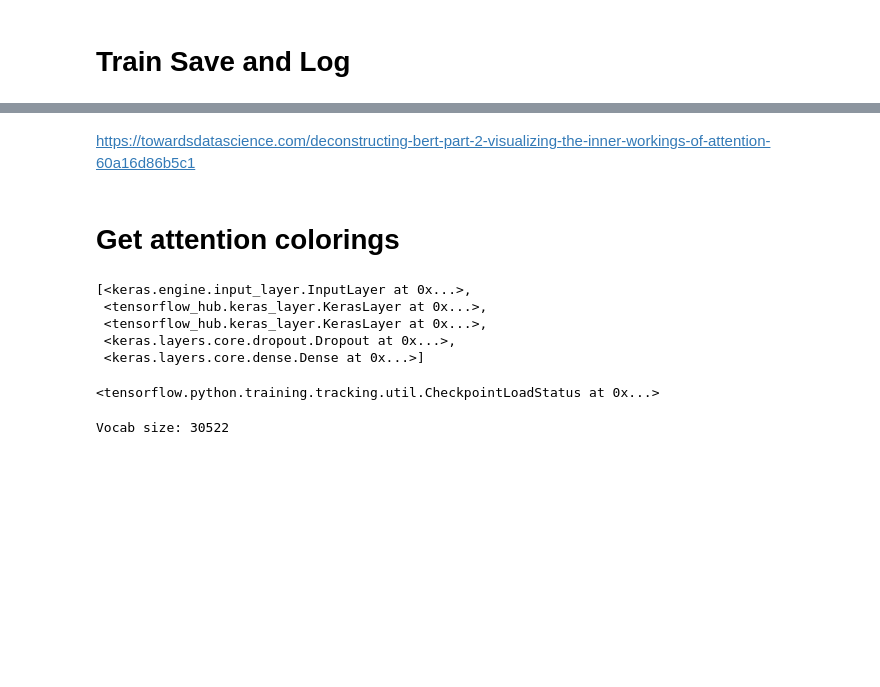
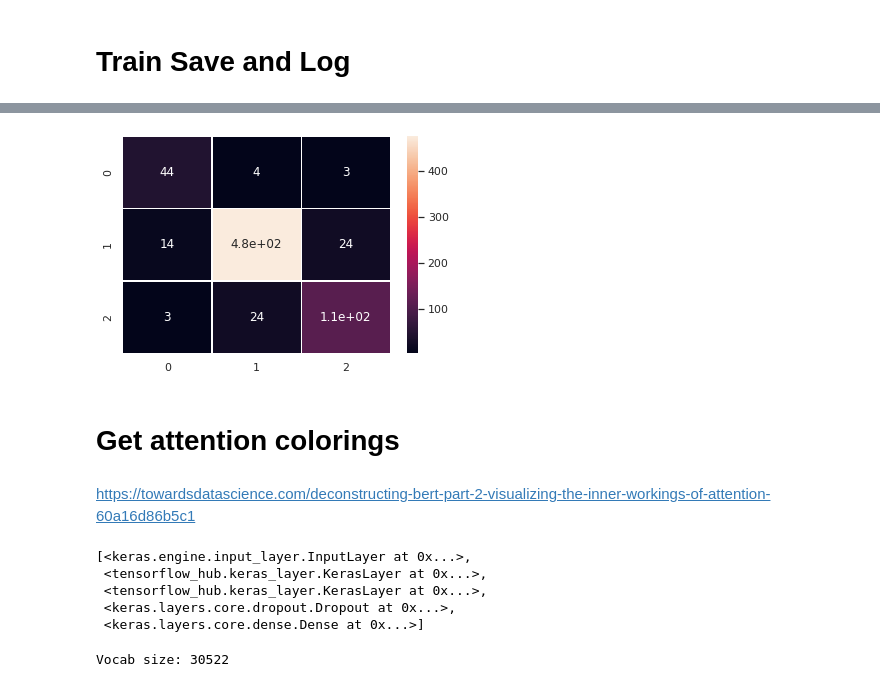
Before and after one commit to ENEE439d-TEXTML/TextML, a Jupyter notebook: input.ipynb, the cells around one changed output, grey strips where cells are left out. Drawn from its saved outputs; the diff is of its cells as text; code cells hidden in the pictures; blank space fills up the shorter version.

```diff
--- a/input.ipynb
+++ b/input.ipynb
@@ -483,0 +494,2 @@ callbacks = [
+# %%
+preds_t=classifier_model.predict(X_test,verbose=1)
@@ -484,7 +505,12 @@ callbacks = [
+# %%
+c_mat=tf.math.confusion_matrix(np.argmax(preds_t,-1),y_test)
+ax = sns.heatmap(c_mat,annot=True,linewidths=.5)
+# %% [output]
+[figure, added]
+# %% [markdown]
+# Get attention colorings
 # %% [markdown]
 https://towardsdatascience.com/deconstructing-bert-part-2-visualizing-the-inner-workings-of-attention-60a16d86b5c1
-# %% [markdown]
-# Get attention colorings
 # %%
 classifier_model.layers
 # %% [output]
@@ -493,10 +519,6 @@ classifier_model.layers
  <tensorflow_hub.keras_layer.KerasLayer at 0x...>,
  <keras.layers.core.dropout.Dropout at 0x...>,
  <keras.layers.core.dense.Dense at 0x...>]
-# %%
-classifier_model.load_weights('/content/drive/MyDrive/Text-ML/checkpoint')
-# %% [output]
-<tensorflow.python.training.tracking.util.CheckpointLoadStatus at 0x...>
 # %%
 from official.nlp import bert
 import official.nlp.bert.tokenization
```
Also changed, not shown: parts of 22 cells of this notebook.
